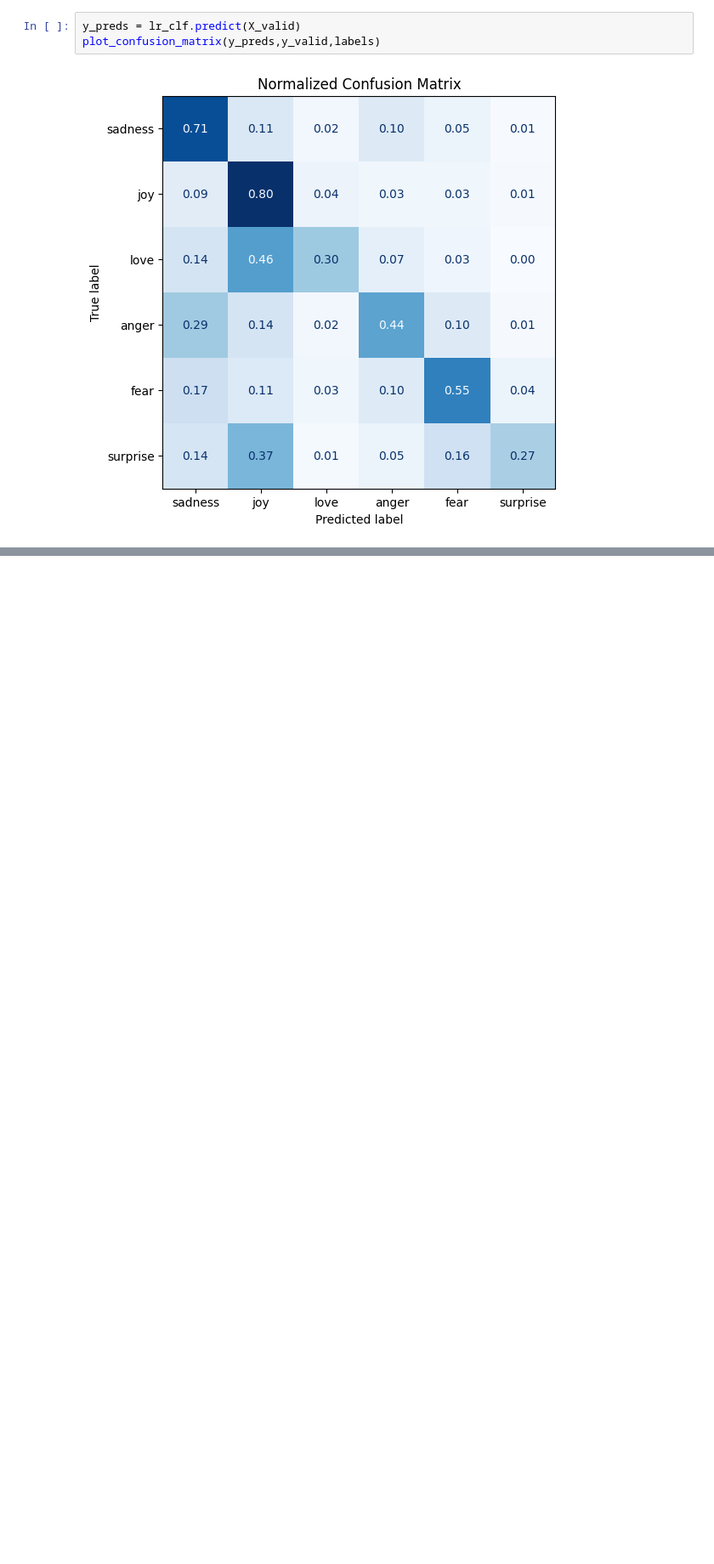
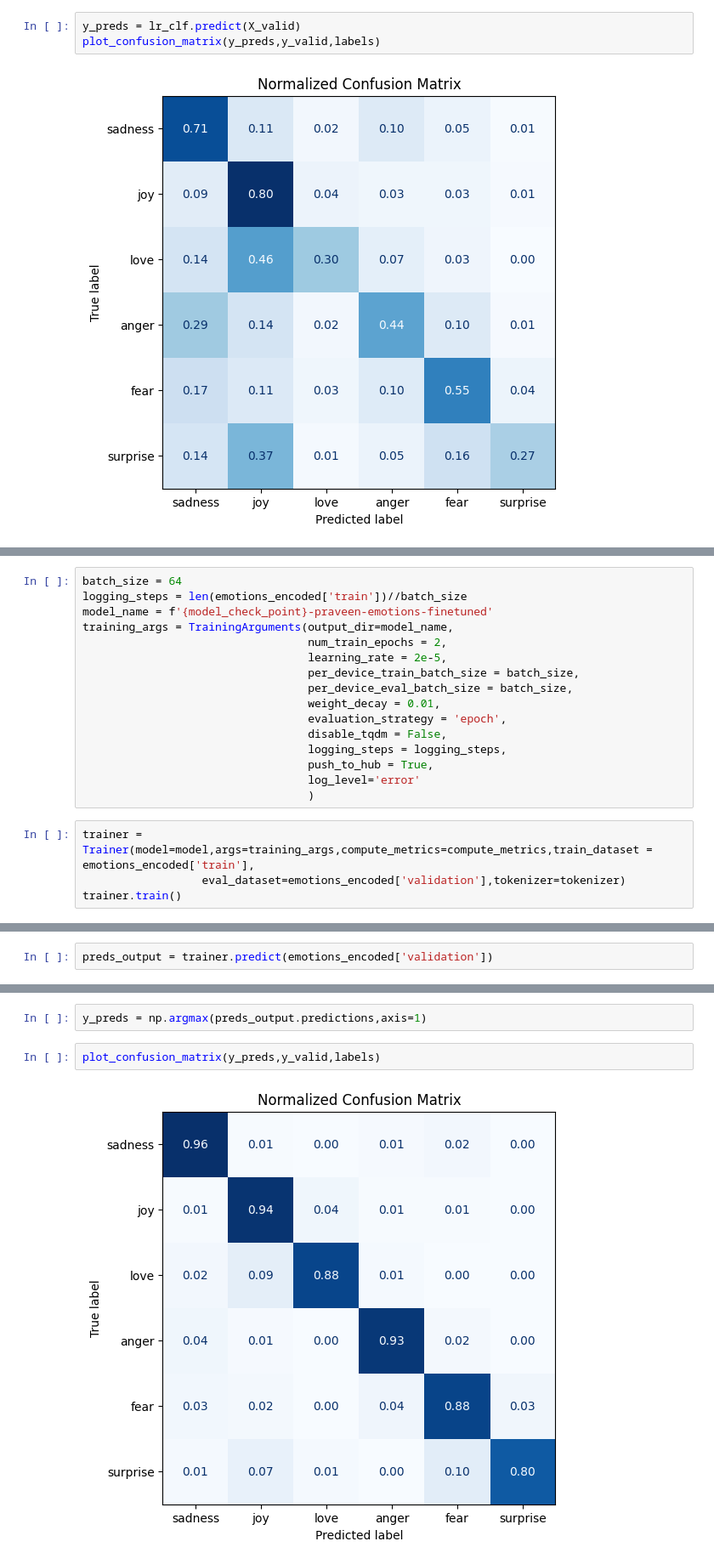
Before and after one commit to smslca/Huggigfaces, a Jupyter notebook: Text_Classification_using_HuggingFaces.ipynb, the cells around one changed output, grey strips where cells are left out. Shown at 85% size. Cells and saved outputs as stored; diff of their text form; blank space fills up the shorter version.

```diff
--- a/Text_Classification_using_HuggingFaces.ipynb
+++ b/Text_Classification_using_HuggingFaces.ipynb
@@ -286,0 +309,20 @@ plot_confusion_matrix(y_preds,y_valid,labels)
+# %%
+batch_size = 64
+logging_steps = len(emotions_encoded['train'])//batch_size
+model_name = f'{model_check_point}-praveen-emotions-finetuned'
+training_args = TrainingArguments(output_dir=model_name,
+                                  num_train_epochs = 2,
+                                  learning_rate = 2e-5,
+                                  per_device_train_batch_size = batch_size,
+                                  per_device_eval_batch_size = batch_size,
+                                  weight_decay = 0.01,
+                                  evaluation_strategy = 'epoch',
+                                  disable_tqdm = False,
+                                  logging_steps = logging_steps,
+                                  push_to_hub = True,
+                                  log_level='error'
+                                  )
+# %%
+trainer = Trainer(model=model,args=training_args,compute_metrics=compute_metrics,train_dataset = emotions_encoded['train'],
+                  eval_dataset=emotions_encoded['validation'],tokenizer=tokenizer)
+trainer.train()
@@ -286,0 +335,2 @@ plot_confusion_matrix(y_preds,y_valid,labels)
+# %%
+preds_output = trainer.predict(emotions_encoded['validation'])
@@ -286,0 +348,6 @@ plot_confusion_matrix(y_preds,y_valid,labels)
+# %%
+y_preds = np.argmax(preds_output.predictions,axis=1)
+# %%
+plot_confusion_matrix(y_preds,y_valid,labels)
+# %% [output]
+[figure, added]
```
Also changed, not shown: parts of 18 cells of this notebook.
